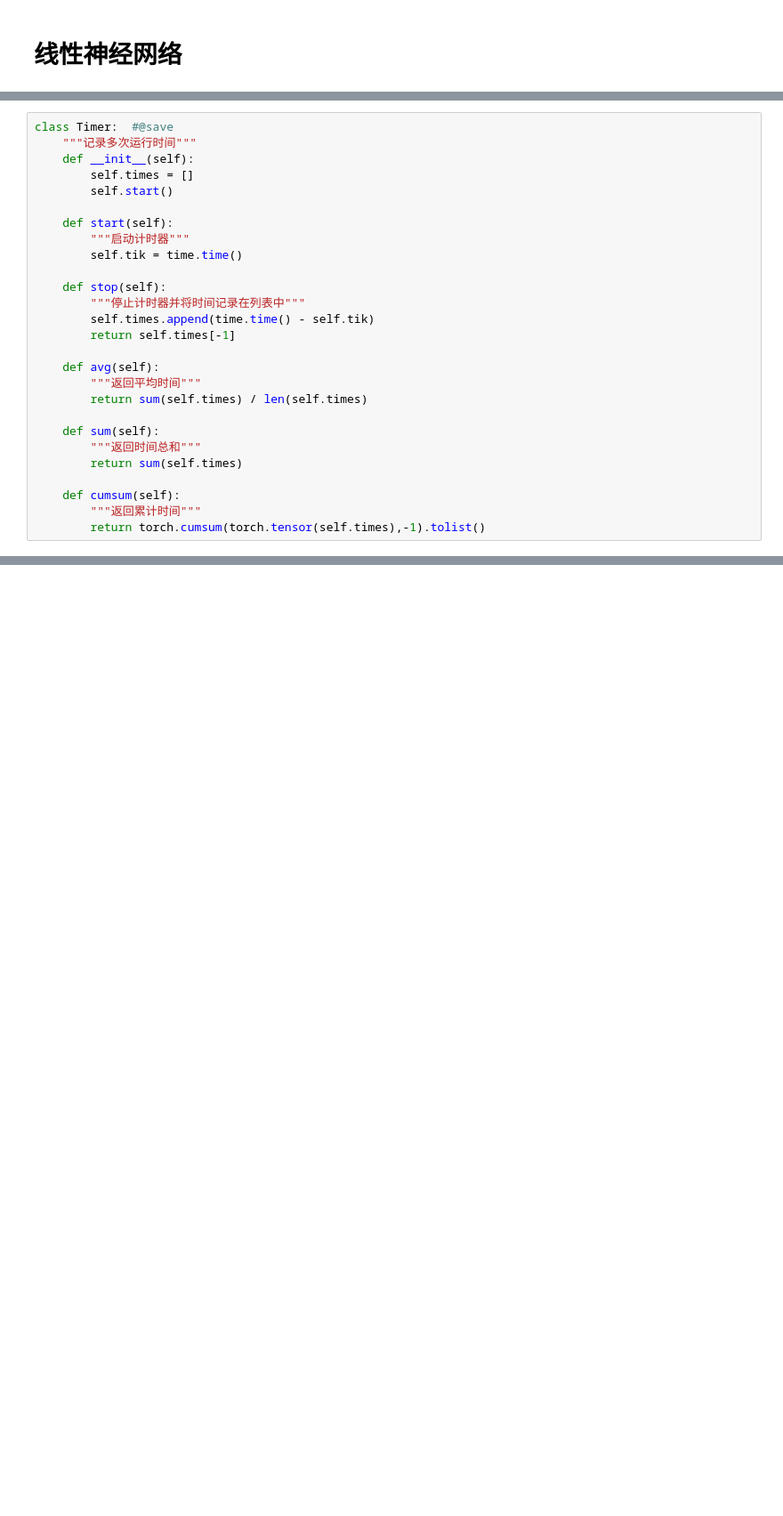
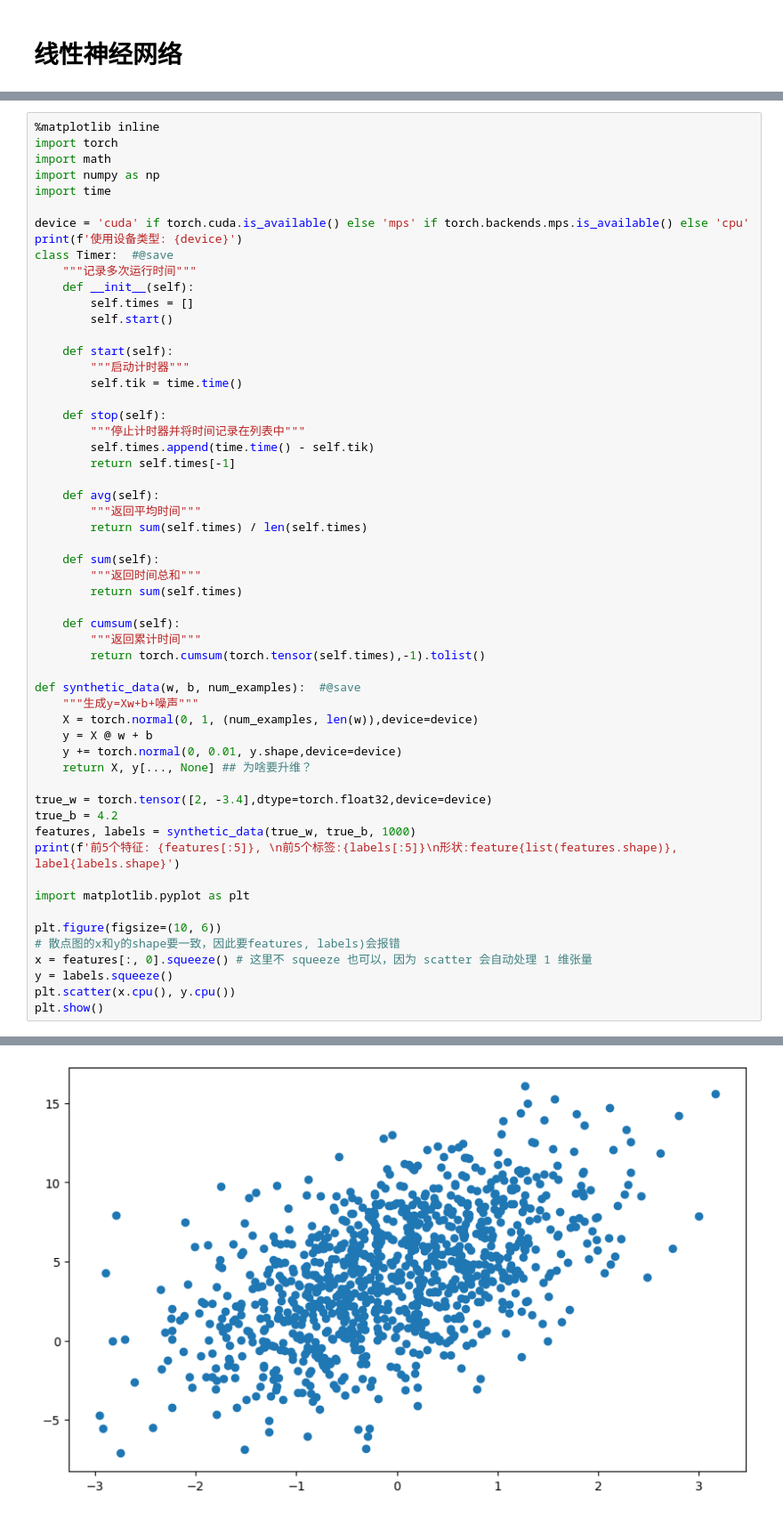
Before and after one commit to RealBar/notes, a Jupyter notebook: deep_learning/limu_is_all_you_need/2_linear.ipynb, the cells around one changed output, grey strips where cells are left out. Shown at 89% size. Cells and saved outputs as stored; diff of their text form; blank space fills up the shorter version.

```diff
--- a/deep_learning/limu_is_all_you_need/2_linear.ipynb
+++ b/deep_learning/limu_is_all_you_need/2_linear.ipynb
@@ -28,4 +35,12 @@ device
 # %%
+%matplotlib inline
+import torch
+import math
+import numpy as np
+import time
+
+device = 'cuda' if torch.cuda.is_available() else 'mps' if torch.backends.mps.is_available() else 'cpu'
+print(f'使用设备类型: {device}')
 class Timer:  #@save
     """记录多次运行时间"""
     def __init__(self):
@@ -52,3 +67,25 @@ class Timer:  #@save
     def cumsum(self):
         """返回累计时间"""
         return torch.cumsum(torch.tensor(self.times),-1).tolist()
+
+def synthetic_data(w, b, num_examples):  #@save
+    """生成y=Xw+b+噪声"""
+    X = torch.normal(0, 1, (num_examples, len(w)),device=device)
+    y = X @ w + b
+    y += torch.normal(0, 0.01, y.shape,device=device)
+    return X, y[..., None] ## 为啥要升维？
+
+true_w = torch.tensor([2, -3.4],dtype=torch.float32,device=device)
+true_b = 4.2
+features, labels = synthetic_data(true_w, true_b, 1000)
+print(f'前5个特征: {features[:5]}, \n前5个标签:{labels[:5]}\n形状:feature{list(features.shape)}, label{labels.shape}')
+
+import matplotlib.pyplot as plt
+
+plt.figure(figsize=(10, 6))
+# 散点图的x和y的shape要一致，因此要features, labels)会报错
+x = features[:, 0].squeeze() # 这里不 squeeze 也可以，因为 scatter 会自动处理 1 维张量
+y = labels.squeeze()
+plt.scatter(x.cpu(), y.cpu())
+plt.show()
+# %% [output]
@@ -54,0 +104 @@ class Timer:  #@save
+[figure, added]
```
Also changed, not shown: parts of 15 cells of this notebook, 1 other file.
